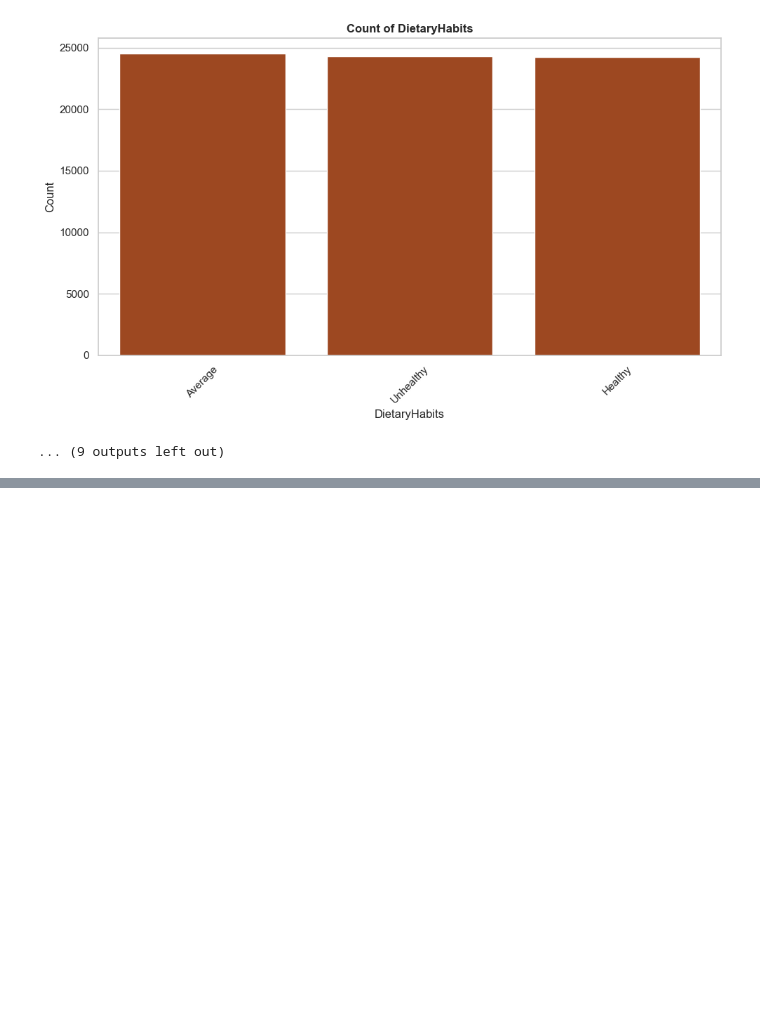
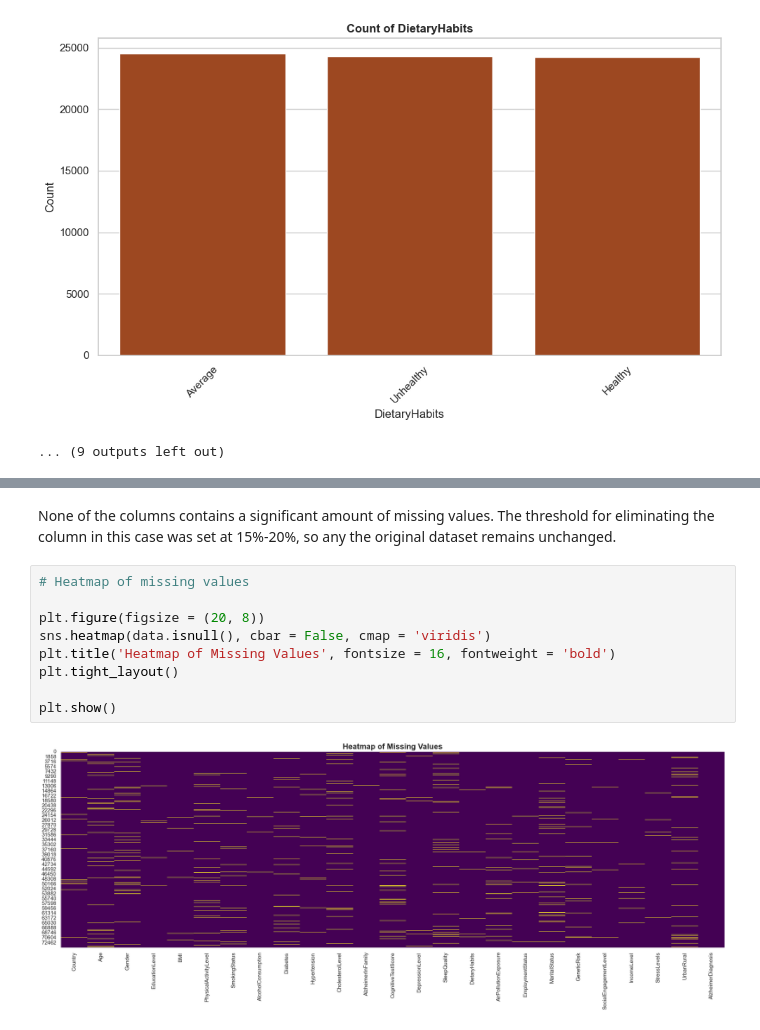
Before and after one commit to pbuitragoa33/Alzheimer-Diagnosis-Prediction, a Jupyter notebook: EDA&Preprocessing.ipynb, the cells around one changed output, grey strips where cells are left out. Drawn from its saved outputs; the diff is of its cells as text; blank space fills up the shorter version.

```diff
--- a/EDA&Preprocessing.ipynb
+++ b/EDA&Preprocessing.ipynb
@@ -146,0 +356,13 @@ for i, col in enumerate(categorical_columns):
+# %% [markdown]
+None of the columns contains a significant amount of missing values. The threshold for eliminating the column in this case was set at 15%-20%, so any the original dataset remains unchanged.
+# %%
+# Heatmap of missing values
+
+plt.figure(figsize = (20, 8))
+sns.heatmap(data.isnull(), cbar = False, cmap = 'viridis')
+plt.title('Heatmap of Missing Values', fontsize = 16, fontweight = 'bold')
+plt.tight_layout()
+
+plt.show()
+# %% [output]
+[figure, added]
```
Also changed, not shown: parts of 17 cells of this notebook.
